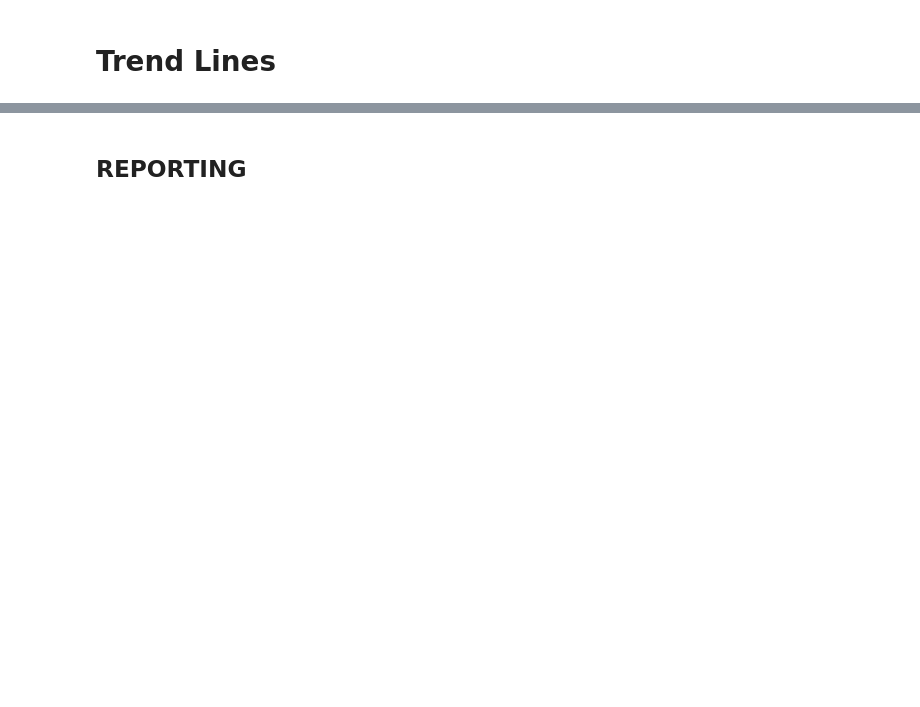
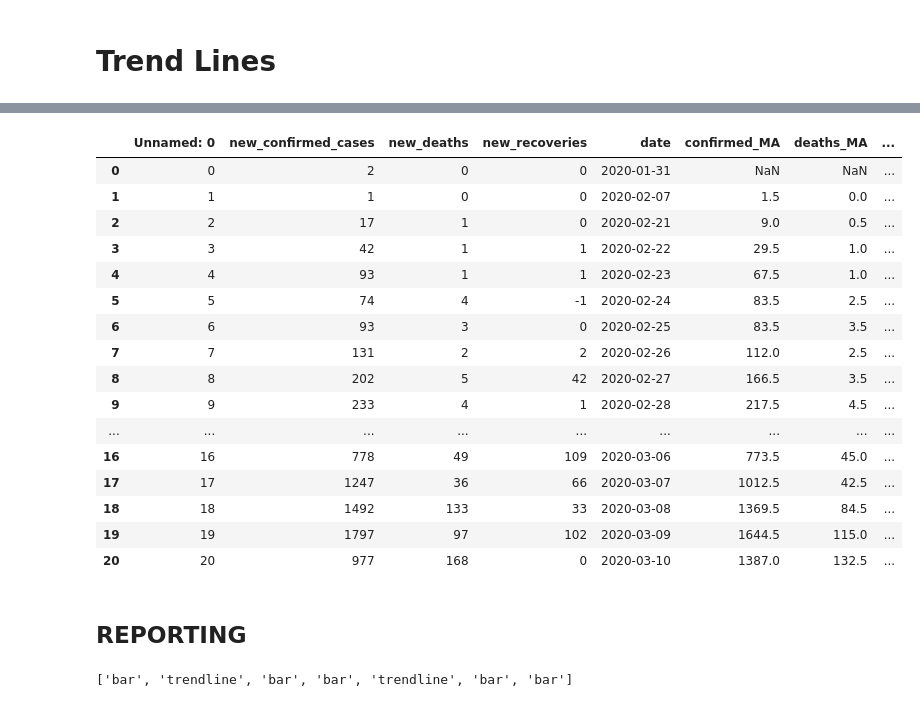
Before and after one commit to AaronWard/covidify, a Jupyter notebook: notebooks/data_exploration.ipynb, the cells around one changed output, grey strips where cells are left out. Drawn from its saved outputs; the diff is of its cells as text; code cells hidden in the pictures; blank space fills up the shorter version.

```diff
--- a/notebooks/data_exploration.ipynb
+++ b/notebooks/data_exploration.ipynb
@@ -128,3 +143,23 @@ create_stacked_bar(new_df, 'new_confirmed_cases', 'confirmed_cases', "Stacked ba
+# %%
+daily_df
+# %% [output]
+|  | Unnamed: 0 | new_confirmed_cases | new_deaths | new_recoveries | date | confirmed_MA | deaths_MA | ... |
+| 0 | 0 | 2 | 0 | 0 | 2020-01-31 | NaN | NaN | ... |
+| 1 | 1 | 1 | 0 | 0 | 2020-02-07 | 1.5 | 0.0 | ... |
+| 2 | 2 | 17 | 1 | 0 | 2020-02-21 | 9.0 | 0.5 | ... |
+| 3 | 3 | 42 | 1 | 1 | 2020-02-22 | 29.5 | 1.0 | ... |
+| 4 | 4 | 93 | 1 | 1 | 2020-02-23 | 67.5 | 1.0 | ... |
+| 5 | 5 | 74 | 4 | -1 | 2020-02-24 | 83.5 | 2.5 | ... |
+| 6 | 6 | 93 | 3 | 0 | 2020-02-25 | 83.5 | 3.5 | ... |
+| 7 | 7 | 131 | 2 | 2 | 2020-02-26 | 112.0 | 2.5 | ... |
+| 8 | 8 | 202 | 5 | 42 | 2020-02-27 | 166.5 | 3.5 | ... |
+| 9 | 9 | 233 | 4 | 1 | 2020-02-28 | 217.5 | 4.5 | ... |
+| ... | ... | ... | ... | ... | ... | ... | ... | ... |
+| 16 | 16 | 778 | 49 | 109 | 2020-03-06 | 773.5 | 45.0 | ... |
+| 17 | 17 | 1247 | 36 | 66 | 2020-03-07 | 1012.5 | 42.5 | ... |
+| 18 | 18 | 1492 | 133 | 33 | 2020-03-08 | 1369.5 | 84.5 | ... |
+| 19 | 19 | 1797 | 97 | 102 | 2020-03-09 | 1644.5 | 115.0 | ... |
+| 20 | 20 | 977 | 168 | 0 | 2020-03-10 | 1387.0 | 132.5 | ... |
 # %% [markdown]
 ## REPORTING
 # %%
@@ -171,0 +194,4 @@ workbook.close()
+# %%
+image_types
+# %% [output]
+['bar', 'trendline', 'bar', 'bar', 'trendline', 'bar', 'bar']
```
Also changed, not shown: parts of 10 cells of this notebook, 1 other file.
